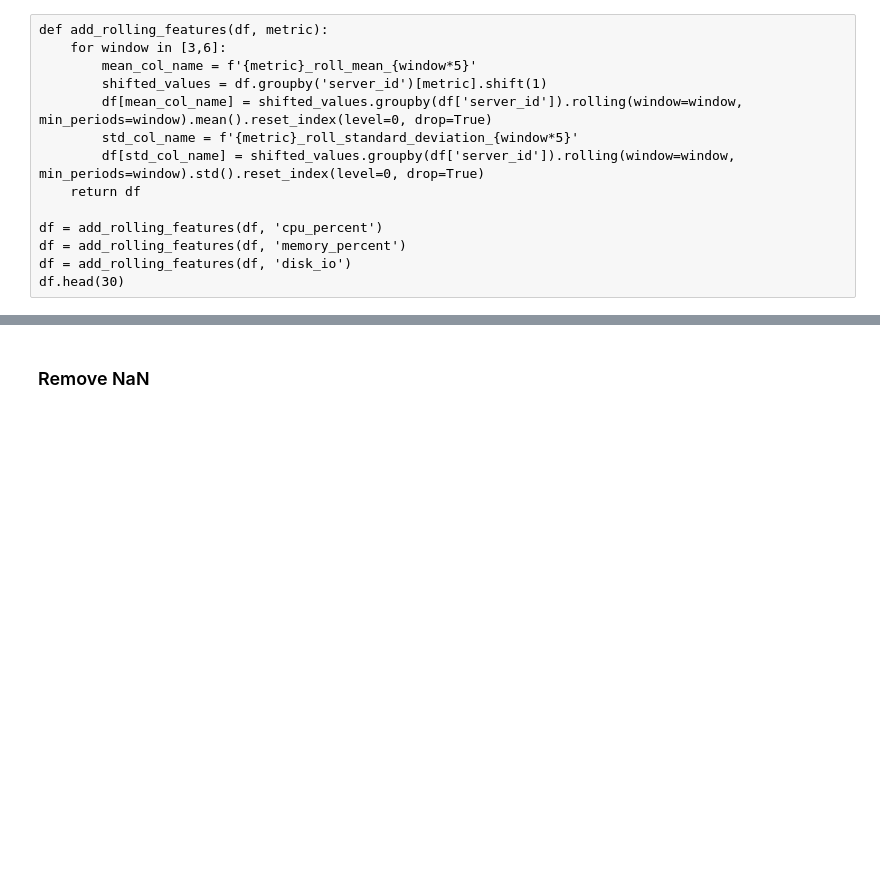
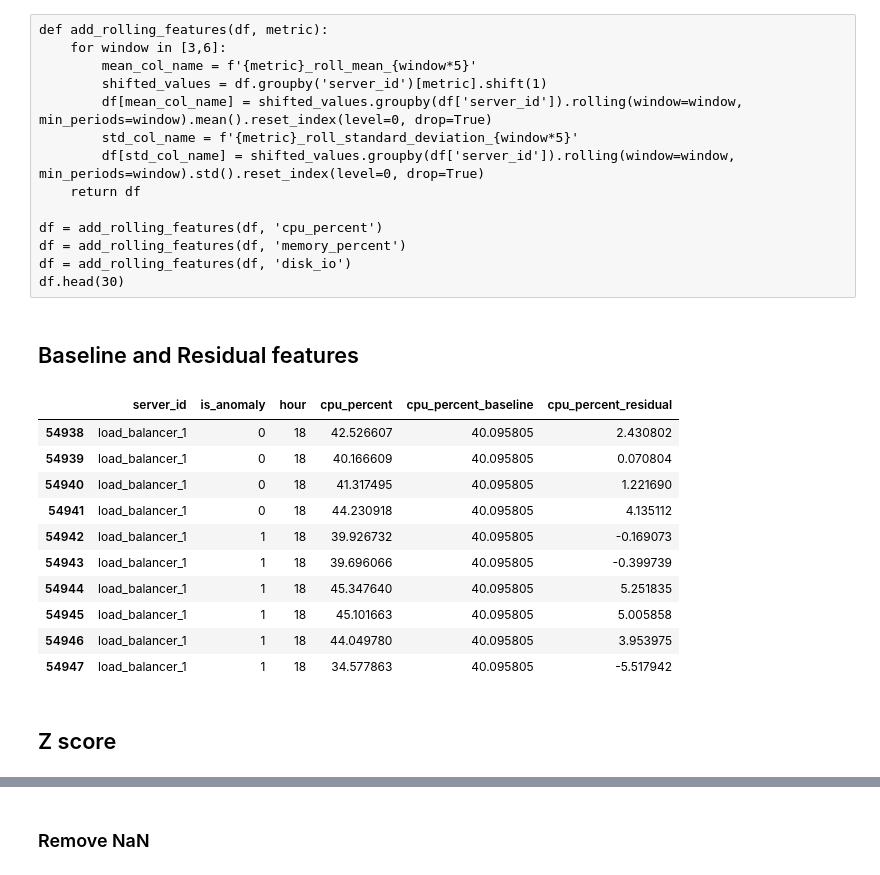
Before and after one commit to RkP17/infra-anomaly-detection, a Jupyter notebook: notebooks/03_feature_engineering_xg_boost.ipynb, the cells around one changed output, grey strips where cells are left out. Drawn from its saved outputs; the diff is of its cells as text; code cells hidden in the pictures; blank space fills up the shorter version.

```diff
--- a/notebooks/03_feature_engineering_xg_boost.ipynb
+++ b/notebooks/03_feature_engineering_xg_boost.ipynb
@@ -300,3 +300,51 @@ df = add_rolling_features(df, 'cpu_percent')
 df = add_rolling_features(df, 'memory_percent')
 df = add_rolling_features(df, 'disk_io')
 df.head(30)
+# %% [markdown]
+## Baseline and Residual features
+# %%
+def generate_baselines_and_residuals (column):
+    baseline_column_name = f'{column}_baseline'
+    residual_column_name = f'{column}_residual'
+
+    df[baseline_column_name] = (
+        df.groupby(['server_id','hour'])[column]
+            .transform('median')
+    )
+
+    df[residual_column_name] = (
+        df[column] - df[baseline_column_name]
+    )
+
+    return df
+
+df = generate_baselines_and_residuals("cpu_percent")
+df = generate_baselines_and_residuals("memory_percent")
+df = generate_baselines_and_residuals("disk_io")
+# %%
+df[
+    (df['timestamp'] >= '2025-01-02 18:10:00') &
+    (df['timestamp'] <= '2025-01-02 18:55:00') &
+    (df['server_id'] == 'load_balancer_1')
+][[
+        'server_id',
+        'is_anomaly',
+        'hour',
+        'cpu_percent',
+        'cpu_percent_baseline',
+        'cpu_percent_residual'
+]].head(20)
+# %% [output]
+|  | server_id | is_anomaly | hour | cpu_percent | cpu_percent_baseline | cpu_percent_residual |
+| 54938 | load_balancer_1 | 0 | 18 | 42.526607 | 40.095805 | 2.430802 |
+| 54939 | load_balancer_1 | 0 | 18 | 40.166609 | 40.095805 | 0.070804 |
+| 54940 | load_balancer_1 | 0 | 18 | 41.317495 | 40.095805 | 1.221690 |
+| 54941 | load_balancer_1 | 0 | 18 | 44.230918 | 40.095805 | 4.135112 |
+| 54942 | load_balancer_1 | 1 | 18 | 39.926732 | 40.095805 | -0.169073 |
+| 54943 | load_balancer_1 | 1 | 18 | 39.696066 | 40.095805 | -0.399739 |
+| 54944 | load_balancer_1 | 1 | 18 | 45.347640 | 40.095805 | 5.251835 |
+| 54945 | load_balancer_1 | 1 | 18 | 45.101663 | 40.095805 | 5.005858 |
+| 54946 | load_balancer_1 | 1 | 18 | 44.049780 | 40.095805 | 3.953975 |
+| 54947 | load_balancer_1 | 1 | 18 | 34.577863 | 40.095805 | -5.517942 |
+# %% [markdown]
+## Z score
```
Also changed, not shown: parts of 2 cells of this notebook, 3 other files.
